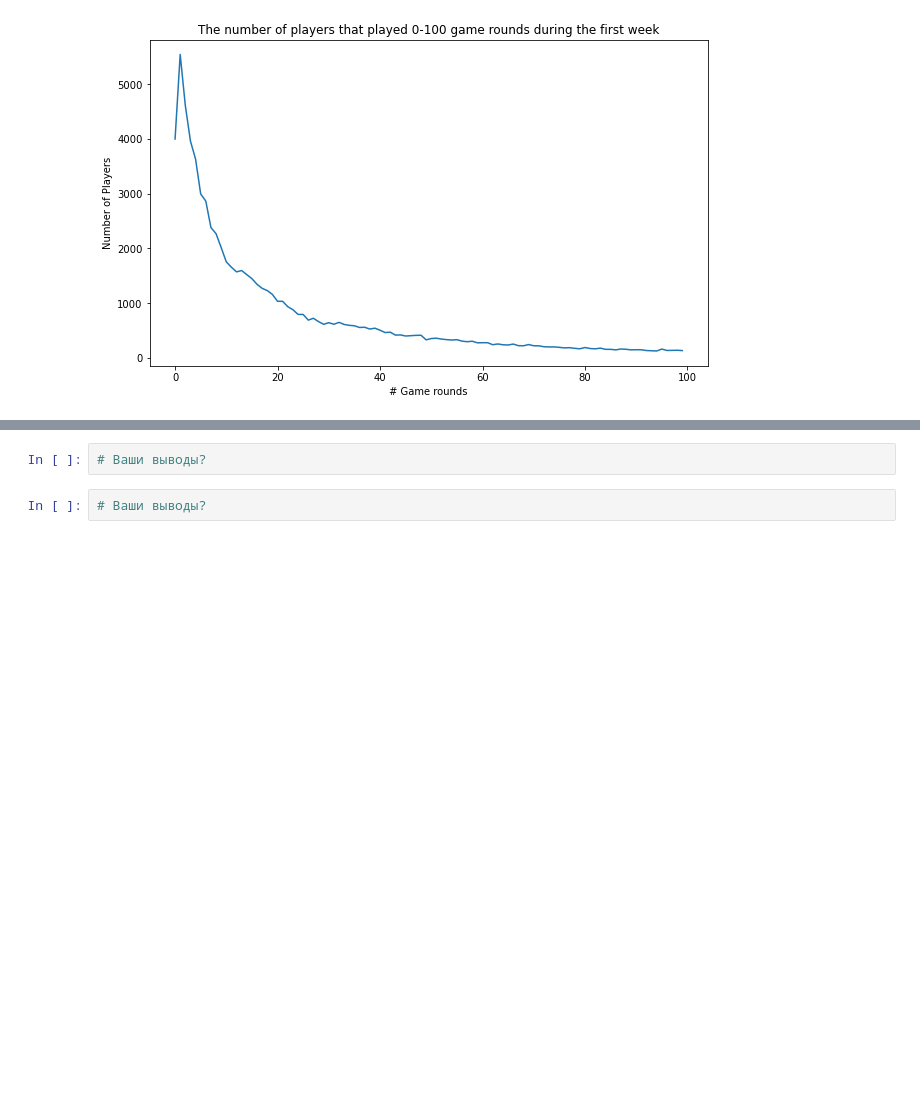
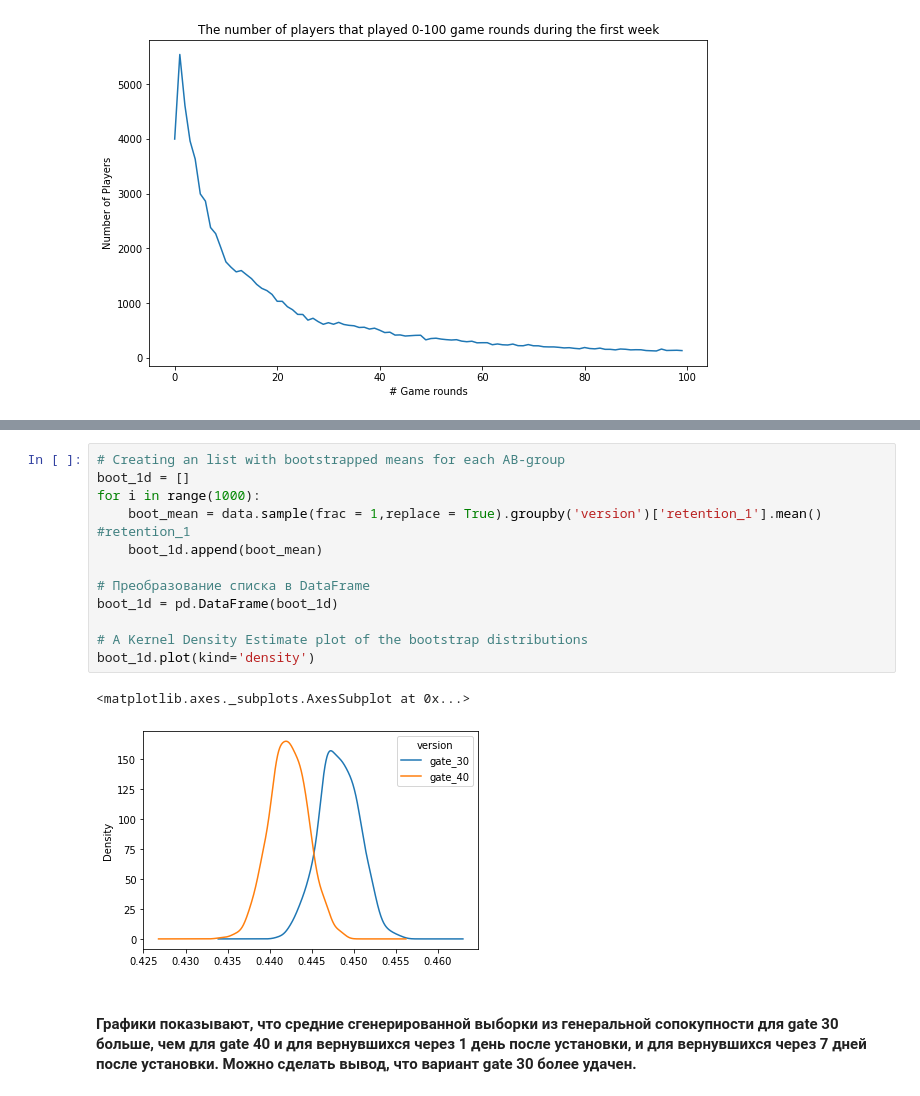
Before and after one commit to irinagupta/Data_Science_Netology, a Jupyter notebook: 3-Статистика в Python/6-Статистическая проверка гипотез для связанных выборок. AB тесты и как их проводить/Analysis_of_Variance_hw.ipynb, the cells around one changed output, grey strips where cells are left out. Saved outputs shown, nothing was run; the diff lists cells and outputs as text; blank space fills up the shorter version.

```diff
--- a/3-Статистика в Python/6-Статистическая проверка гипотез для связанных выборок. AB тесты и как их проводить/Analysis_of_Variance_hw.ipynb
+++ b/3-Статистика в Python/6-Статистическая проверка гипотез для связанных выборок. AB тесты и как их проводить/Analysis_of_Variance_hw.ipynb
@@ -128,4 +180,17 @@ boot_1d.plot(kind='density')
-# %%
-# Ваши выводы?
-# %%
-# Ваши выводы?
+# %%
+# Creating an list with bootstrapped means for each AB-group
+boot_1d = []
+for i in range(1000):
+    boot_mean = data.sample(frac = 1,replace = True).groupby('version')['retention_1'].mean()  #retention_1
+    boot_1d.append(boot_mean)
+
+# Преобразование списка в DataFrame
+boot_1d = pd.DataFrame(boot_1d)
+
+# A Kernel Density Estimate plot of the bootstrap distributions
+boot_1d.plot(kind='density')
+# %% [output]
+<matplotlib.axes._subplots.AxesSubplot at 0x...>
+[figure, added]
+# %% [markdown]
+####  Графики показывают, что средние сгенерированной выборки из генеральной сопокупности для gate 30 больше, чем для gate 40 и для  вернувшихся через 1 день после установки, и для  вернувшихся через 7 дней после установки. Можно сделать вывод, что вариант gate 30 более удачен.
```
Also changed, not shown: parts of 14 cells of this notebook.
